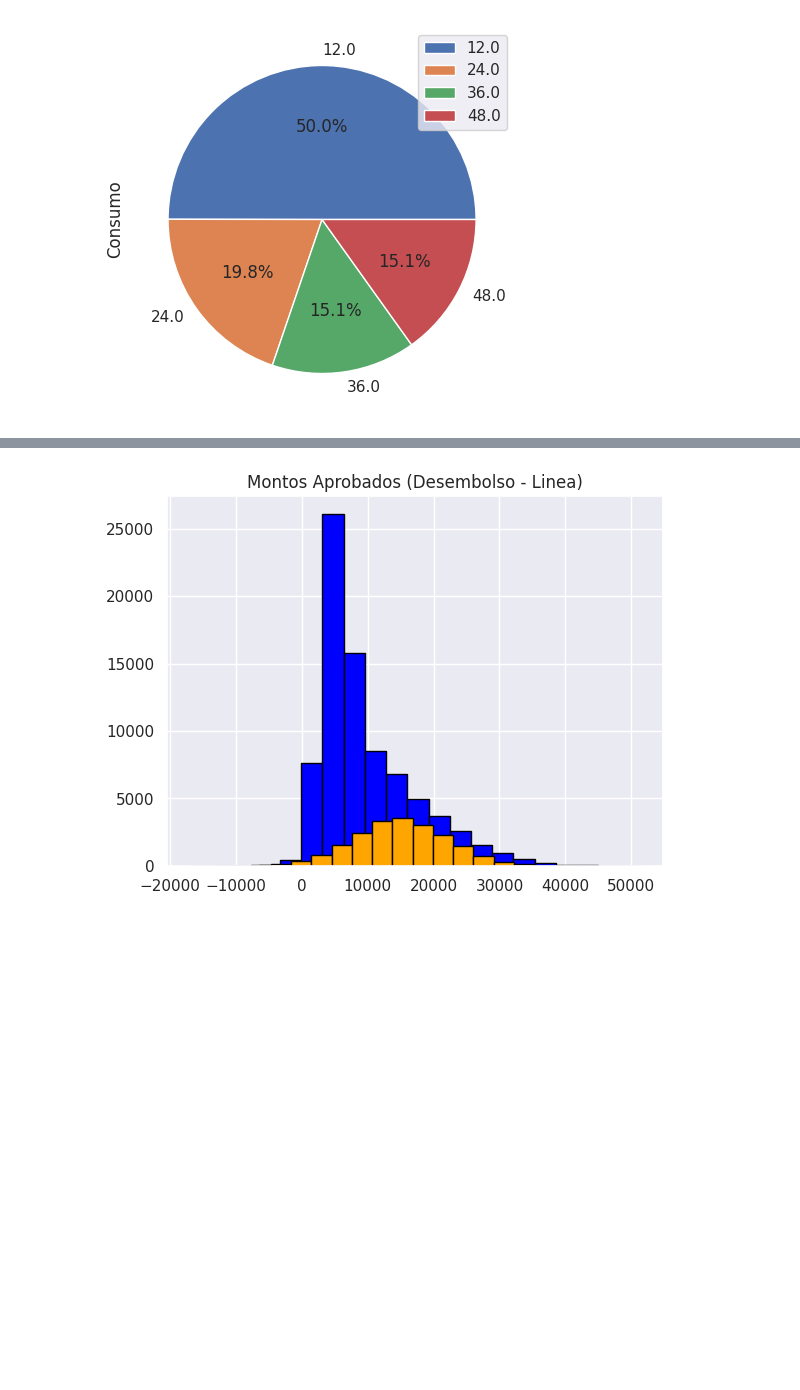
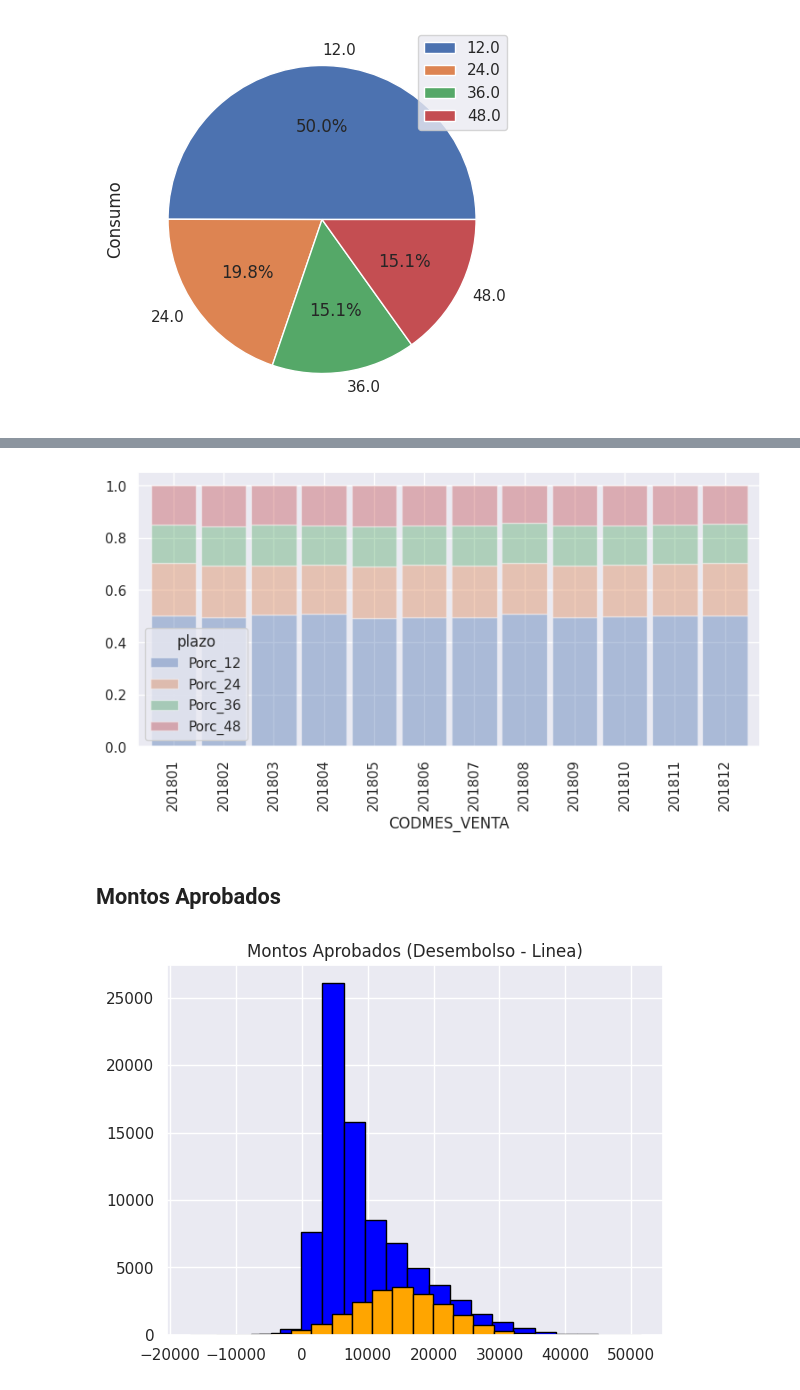
Before and after one commit to jpantojaj/CreditScoring, a Jupyter notebook: Sesión_5_1_Exploring_Data_2.ipynb, the cells around one changed output, grey strips where cells are left out. Cells and saved outputs as stored; diff of their text form; code cells hidden in the pictures; blank space fills up the shorter version.

```diff
--- a/Sesión_5_1_Exploring_Data_2.ipynb
+++ b/Sesión_5_1_Exploring_Data_2.ipynb
@@ -126,0 +122,7 @@ b
+# %%
+b1=df.pivot_table(values="idsolicitud", index="CODMES_VENTA", columns="plazo", aggfunc="count", margins=True,  margins_name="Total", sort=True)
+b1['Porc_12']=b1.iloc[:,0]/b1['Total']
+b1['Porc_24']=b1.iloc[:,1]/b1['Total']
+b1['Porc_36']=b1.iloc[:,2][:]/b1['Total']
+b1['Porc_48']=b1.iloc[:,3][:]/b1['Total']
+b1
@@ -126,0 +145,3 @@ b
+# %%
+b2=b1[['Porc_12','Porc_24','Porc_36','Porc_48']].drop(index='Total')
+b2
@@ -127,3 +163,13 @@ b
+# %%
+b2.plot(kind = 'bar',
+        stacked = 'True',          # Muestra las barras apiladas
+        alpha = 0.4,               # nivel de transparencia
+        width = 0.9,               # Grosor de las barras para dejar espacio entre ellas
+        figsize=(9,4));            # Cambiamos el tamaño de la figura
+# %% [output]
+[figure, added]
+# %% [markdown]
+## **Montos Aprobados**
 # %%
 %matplotlib inline
 plt.title("Montos Aprobados (Desembolso - Linea)")
```
Also changed, not shown: parts of 20 cells of this notebook.
